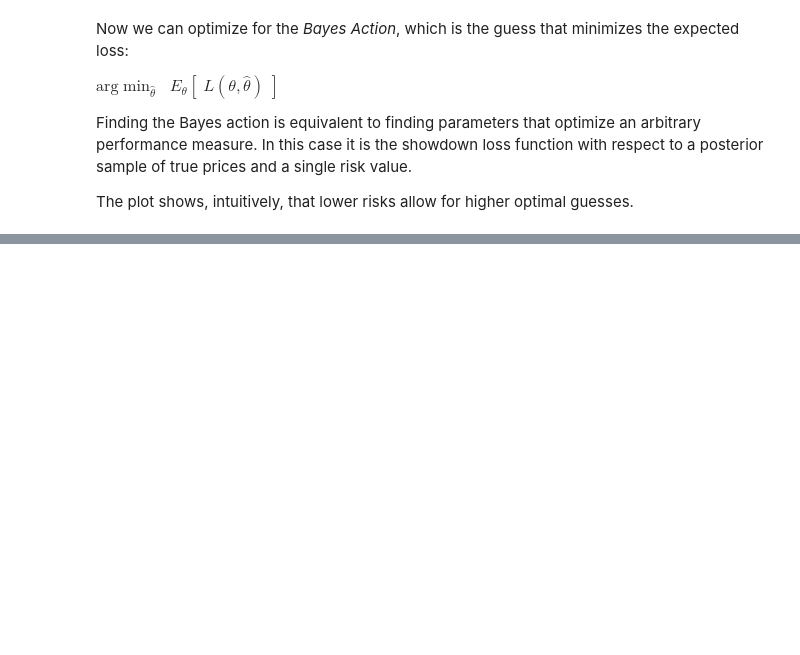
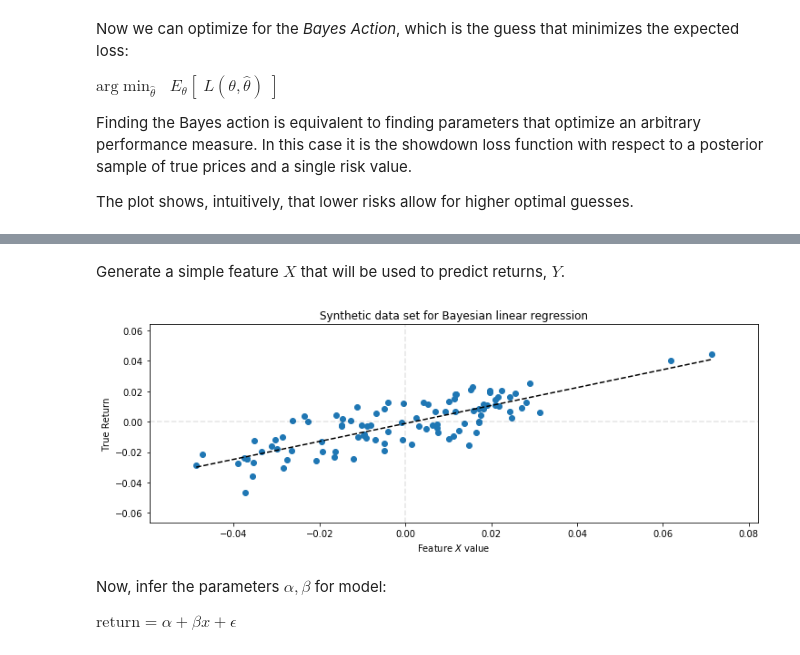
Before and after one commit to alexklibisz/exercises, a Jupyter notebook: bmfh/chap05.ipynb, the cells around one changed output, grey strips where cells are left out. Cells and saved outputs as stored; diff of their text form; code cells hidden in the pictures; blank space fills up the shorter version.

```diff
--- a/bmfh/chap05.ipynb
+++ b/bmfh/chap05.ipynb
@@ -213,0 +251,34 @@ Minimum at risk 150000 = 11053.62
+# %% [markdown]
+Generate a simple feature $X$ that will be used to predict returns, $Y$.
+# %%
+plt.figure(figsize=(12, 4))
+
+# Generate and plot synthetic feature and its returns.
+N = 100
+X = 0.025 * np.random.randn(N)
+Y = 0.5 * X + 0.01*np.random.randn(N)
+
+# Sort by X values for simpler plotting later.
+ii = np.argsort(X)
+X = X[ii]
+Y = Y[ii]
+
+plt.scatter(X, Y)
+
+# Least squares estimation of slope and intercept.
+ls_slope = np.cov(X, Y)[0,1] / np.var(X)
+ls_incpt = Y.mean() - ls_slope * X.mean()
+plt.plot(X, ls_slope * X + ls_incpt, c='k', ls='--', label='Leqst squares estimate')
+plt.axvline(0, ls='--', c='k', alpha=0.1)
+plt.axhline(0, ls='--', c='k', alpha=0.1)
+
+plt.title('Synthetic data set for Bayesian linear regression')
+plt.xlabel('Feature $X$ value')
+plt.ylabel('True Return')
+plt.show()
+# %% [output]
+[figure, added]
+# %% [markdown]
+Now, infer the parameters $\alpha, \beta$ for model:
+
+$\text{return} = \alpha + \beta x + \epsilon$
```
Also changed, not shown: parts of 13 cells of this notebook.
